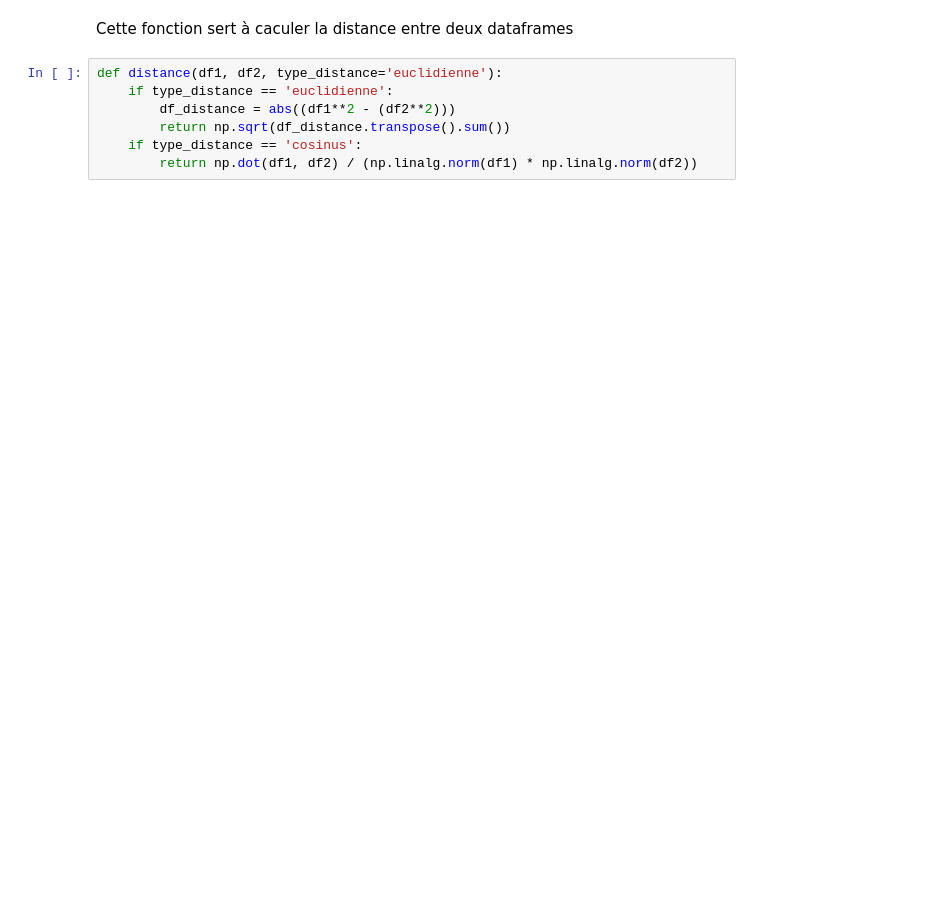
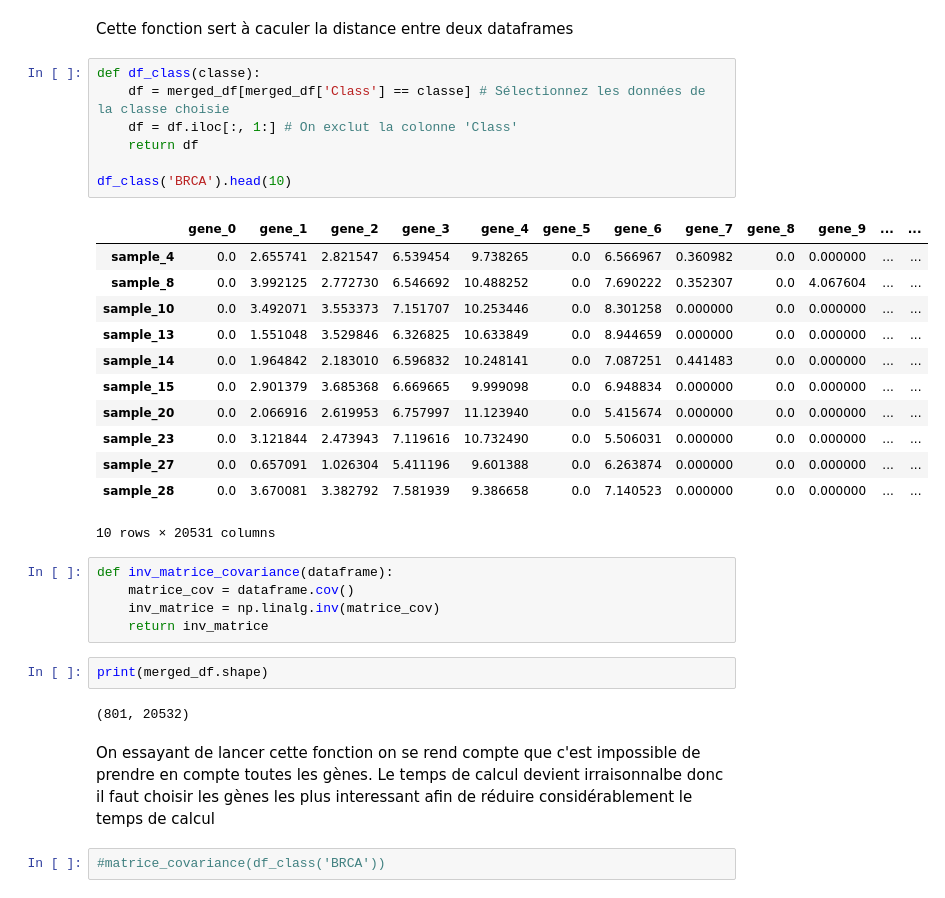
Before and after one commit to KHALOUIoussama/TP1_sciences_donnees, a Jupyter notebook: notebook.ipynb, the cells around one changed output. Drawn from its saved outputs; the diff is of its cells as text; blank space fills up the shorter version.

```diff
--- a/notebook.ipynb
+++ b/notebook.ipynb
@@ -73,9 +55,35 @@ df_class = merged_df[merged_df['Class'] == 'BRCA']
 # %% [markdown]
 Cette fonction sert à caculer la distance entre deux dataframes
-# %%
-def distance(df1, df2, type_distance='euclidienne'):
-    if type_distance == 'euclidienne':
-        df_distance = abs((df1**2 - (df2**2)))
-        return np.sqrt(df_distance.transpose().sum())
-    if type_distance == 'cosinus':
-        return np.dot(df1, df2) / (np.linalg.norm(df1) * np.linalg.norm(df2))
+# %%
+def df_class(classe):
+    df = merged_df[merged_df['Class'] == classe] # Sélectionnez les données de la classe choisie
+    df = df.iloc[:, 1:] # On exclut la colonne 'Class'
+    return df
+
+df_class('BRCA').head(10)
+# %% [output]
+|  | gene_0 | gene_1 | gene_2 | gene_3 | gene_4 | gene_5 | gene_6 | gene_7 | gene_8 | gene_9 | ... | ... |
+| sample_4 | 0.0 | 2.655741 | 2.821547 | 6.539454 | 9.738265 | 0.0 | 6.566967 | 0.360982 | 0.0 | 0.000000 | ... | ... |
+| sample_8 | 0.0 | 3.992125 | 2.772730 | 6.546692 | 10.488252 | 0.0 | 7.690222 | 0.352307 | 0.0 | 4.067604 | ... | ... |
+| sample_10 | 0.0 | 3.492071 | 3.553373 | 7.151707 | 10.253446 | 0.0 | 8.301258 | 0.000000 | 0.0 | 0.000000 | ... | ... |
+| sample_13 | 0.0 | 1.551048 | 3.529846 | 6.326825 | 10.633849 | 0.0 | 8.944659 | 0.000000 | 0.0 | 0.000000 | ... | ... |
+| sample_14 | 0.0 | 1.964842 | 2.183010 | 6.596832 | 10.248141 | 0.0 | 7.087251 | 0.441483 | 0.0 | 0.000000 | ... | ... |
+| sample_15 | 0.0 | 2.901379 | 3.685368 | 6.669665 | 9.999098 | 0.0 | 6.948834 | 0.000000 | 0.0 | 0.000000 | ... | ... |
+| sample_20 | 0.0 | 2.066916 | 2.619953 | 6.757997 | 11.123940 | 0.0 | 5.415674 | 0.000000 | 0.0 | 0.000000 | ... | ... |
+| sample_23 | 0.0 | 3.121844 | 2.473943 | 7.119616 | 10.732490 | 0.0 | 5.506031 | 0.000000 | 0.0 | 0.000000 | ... | ... |
+| sample_27 | 0.0 | 0.657091 | 1.026304 | 5.411196 | 9.601388 | 0.0 | 6.263874 | 0.000000 | 0.0 | 0.000000 | ... | ... |
+| sample_28 | 0.0 | 3.670081 | 3.382792 | 7.581939 | 9.386658 | 0.0 | 7.140523 | 0.000000 | 0.0 | 0.000000 | ... | ... |
+10 rows × 20531 columns
+# %%
+def inv_matrice_covariance(dataframe):
+    matrice_cov = dataframe.cov()
+    inv_matrice = np.linalg.inv(matrice_cov)
+    return inv_matrice
+# %%
+print(merged_df.shape)
+# %% [output]
+(801, 20532)
+# %% [markdown]
+On essayant de lancer cette fonction on se rend compte que c'est impossible de prendre en compte toutes les gènes. Le temps de calcul devient irraisonnalbe donc il faut choisir les gènes les plus interessant afin de réduire considérablement le temps de calcul
+# %%
+#matrice_covariance(df_class('BRCA'))
```
Also changed, not shown: parts of 15 cells of this notebook.
